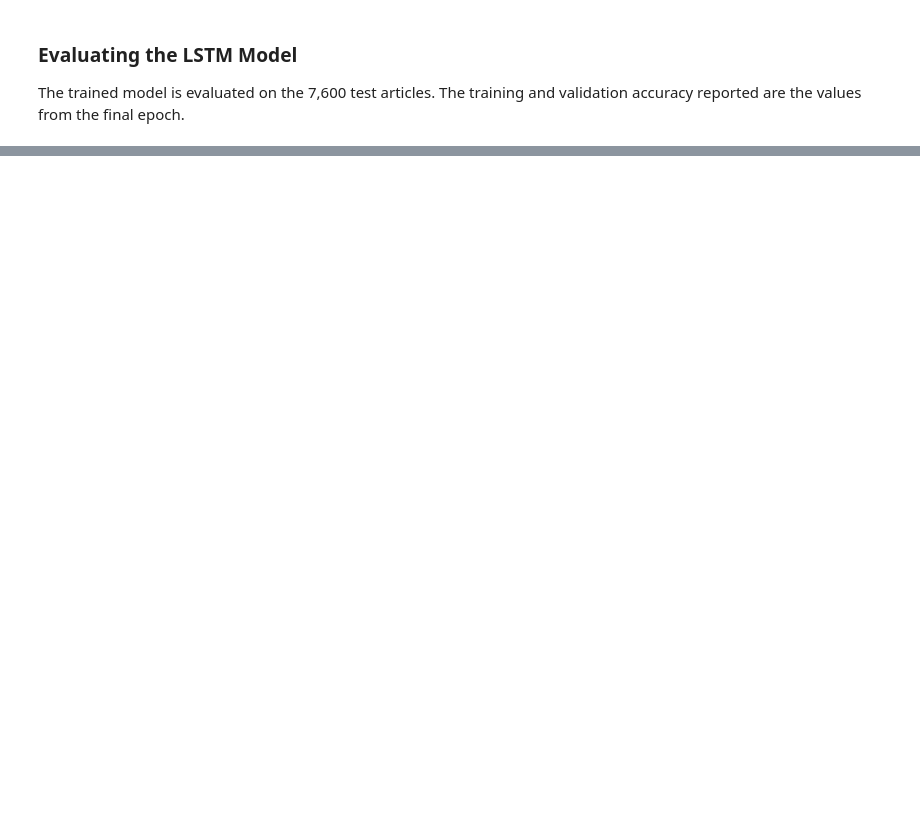
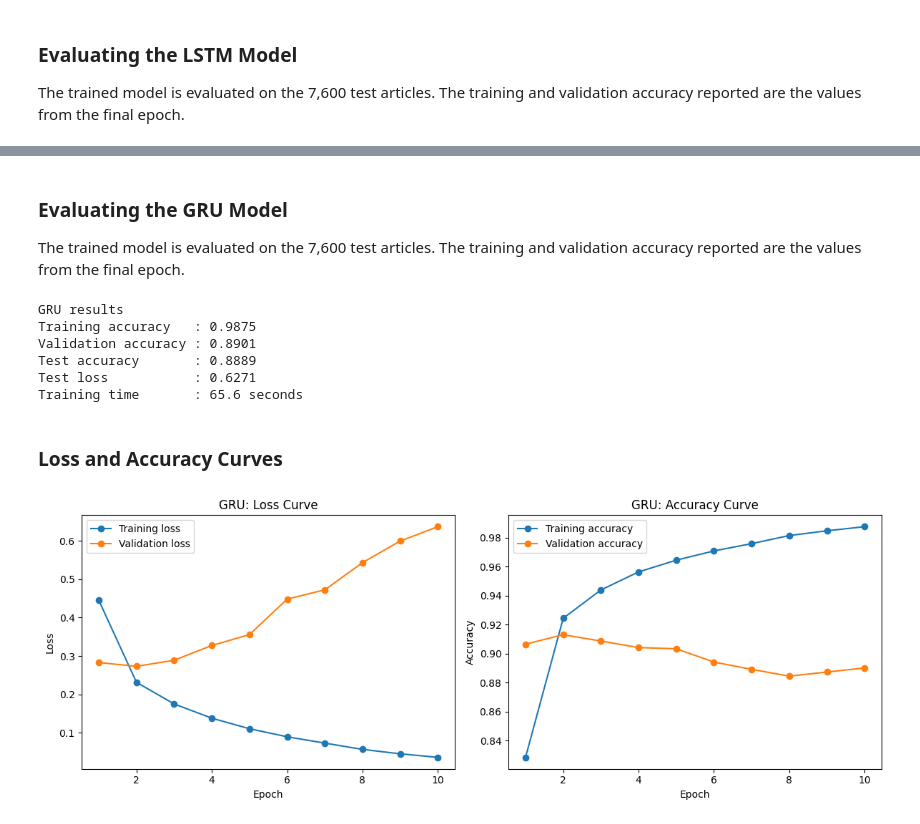
Before and after one commit to mrudultkt/rnn-text-classification-ag-news, a Jupyter notebook: Mrudul_Mukundan_PGDSAIML_B4.ipynb, the cells around one changed output, grey strips where cells are left out. Cells and saved outputs as stored; diff of their text form; code cells hidden in the pictures; blank space fills up the shorter version.

```diff
--- a/Mrudul_Mukundan_PGDSAIML_B4.ipynb
+++ b/Mrudul_Mukundan_PGDSAIML_B4.ipynb
@@ -729,0 +805,8 @@ Training time       : 96.7 seconds
+# %%
+from tensorflow.keras.layers import GRU
+
+# Build the GRU model (same helper function, only the recurrent layer changes)
+model_gru = build_model(GRU(HIDDEN_UNITS))
+
+# Model summary
+model_gru.summary()
@@ -729,0 +833,2 @@ Training time       : 96.7 seconds
+# %%
+history_gru, time_gru = train_model(model_gru, "GRU")
@@ -729,0 +853,19 @@ Training time       : 96.7 seconds
+# %% [markdown]
+### Evaluating the GRU Model
+
+The trained model is evaluated on the 7,600 test articles. The training and validation accuracy reported are the values from the final epoch.
+# %%
+evaluate_model(model_gru, history_gru, time_gru, "GRU")
+# %% [output]
+GRU results
+Training accuracy   : 0.9875
+Validation accuracy : 0.8901
+Test accuracy       : 0.8889
+Test loss           : 0.6271
+Training time       : 65.6 seconds
+# %% [markdown]
+### Loss and Accuracy Curves
+# %%
+plot_history(history_gru, "GRU")
+# %% [output]
+[figure, added]
```
Also changed, not shown: parts of 51 cells of this notebook.
